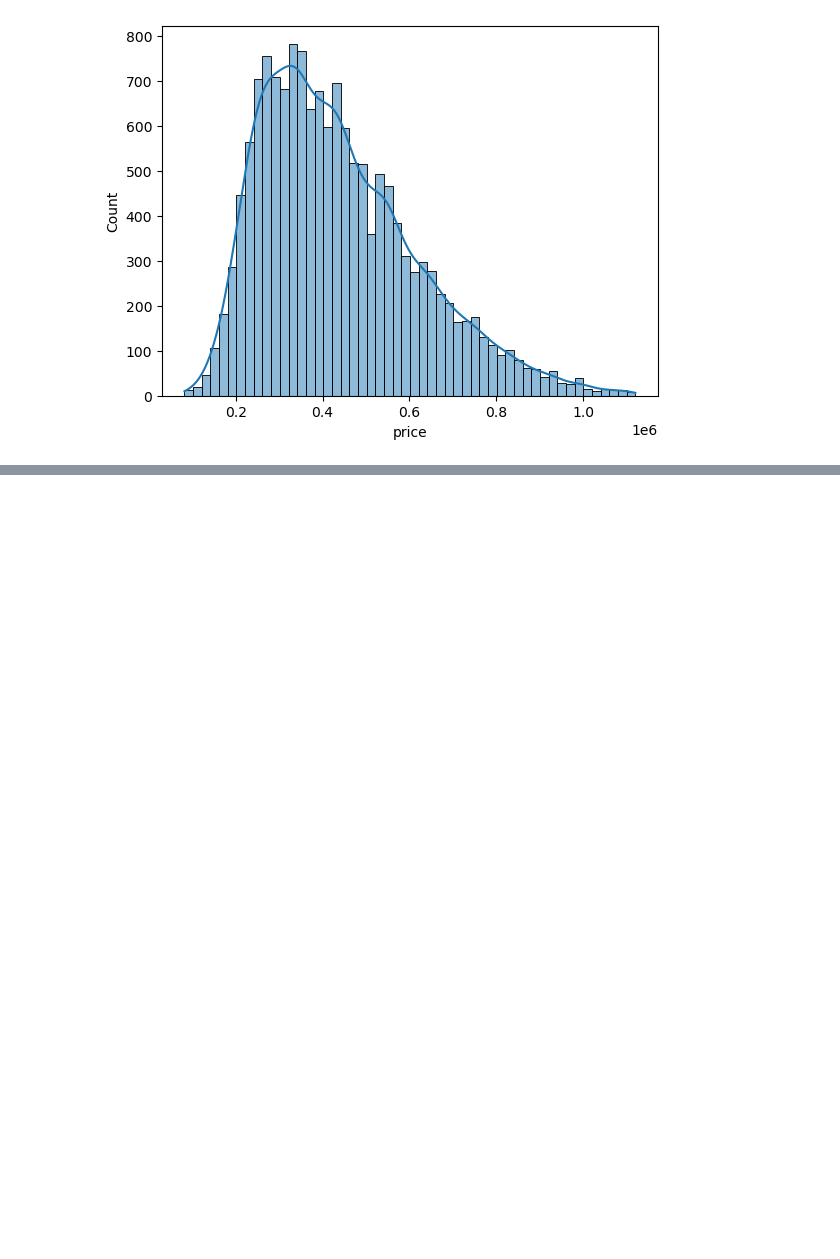
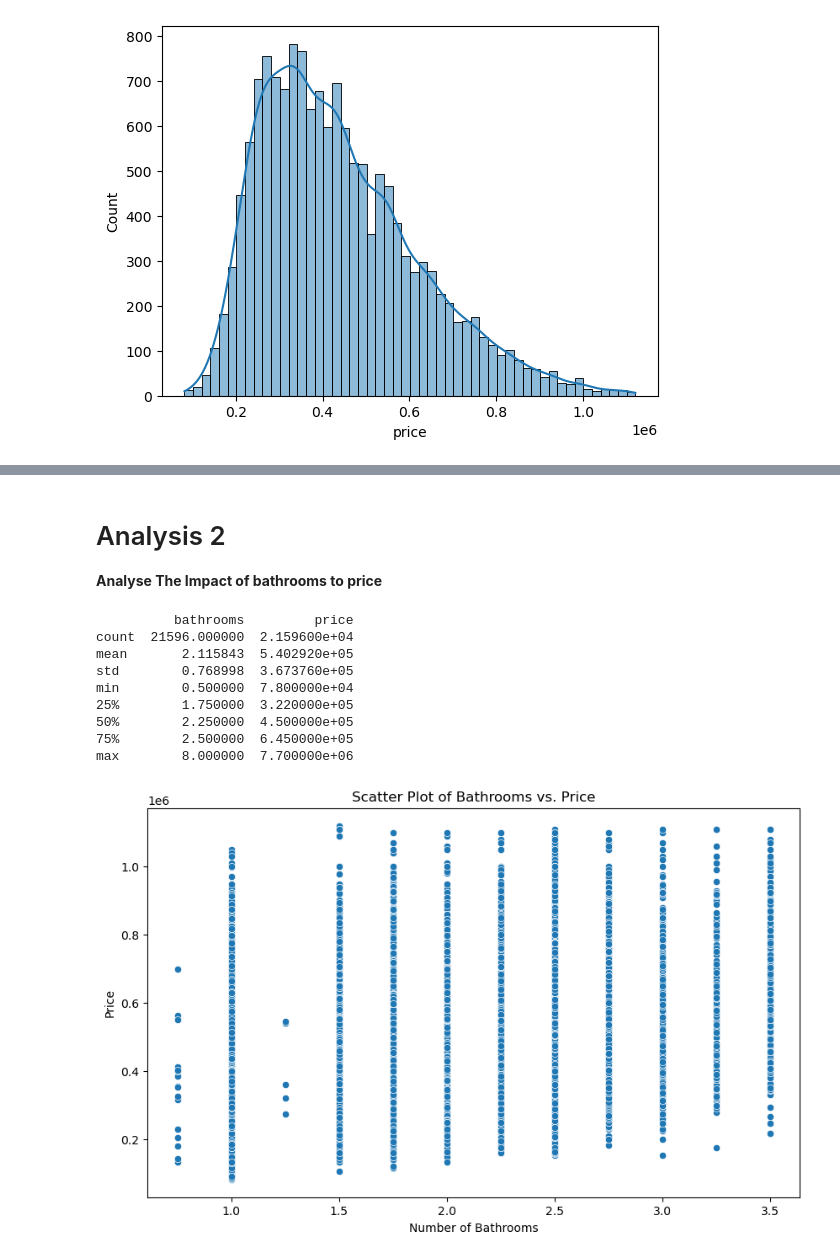
Before and after one commit to ShamlaA/Phase-2-Group-17-Project, a Jupyter notebook: index.ipynb, the cells around one changed output, grey strips where cells are left out. Cells and saved outputs as stored; diff of their text form; code cells hidden in the pictures; blank space fills up the shorter version.

```diff
--- a/index.ipynb
+++ b/index.ipynb
@@ -444,0 +496,26 @@ plt.show()
+# %% [markdown]
+# Analysis 2
+
+**Analyse The Impact of bathrooms to price**
+# %%
+# Exploratory Data Analysis
+print(df[['bathrooms', 'price']].describe())
+
+# Scatter plot
+plt.figure(figsize=(10, 6))
+sns.scatterplot(x=clean_df['bathrooms'], y=df['price'])
+plt.title('Scatter Plot of Bathrooms vs. Price')
+plt.xlabel('Number of Bathrooms')
+plt.ylabel('Price')
+plt.show()
+# %% [output]
+          bathrooms         price
+count  21596.000000  2.159600e+04
+mean       2.115843  5.402920e+05
+std        0.768998  3.673760e+05
+min        0.500000  7.800000e+04
+25%        1.750000  3.220000e+05
+50%        2.250000  4.500000e+05
+75%        2.500000  6.450000e+05
+max        8.000000  7.700000e+06
+[figure, added]
```
Also changed, not shown: parts of 10 cells of this notebook.
